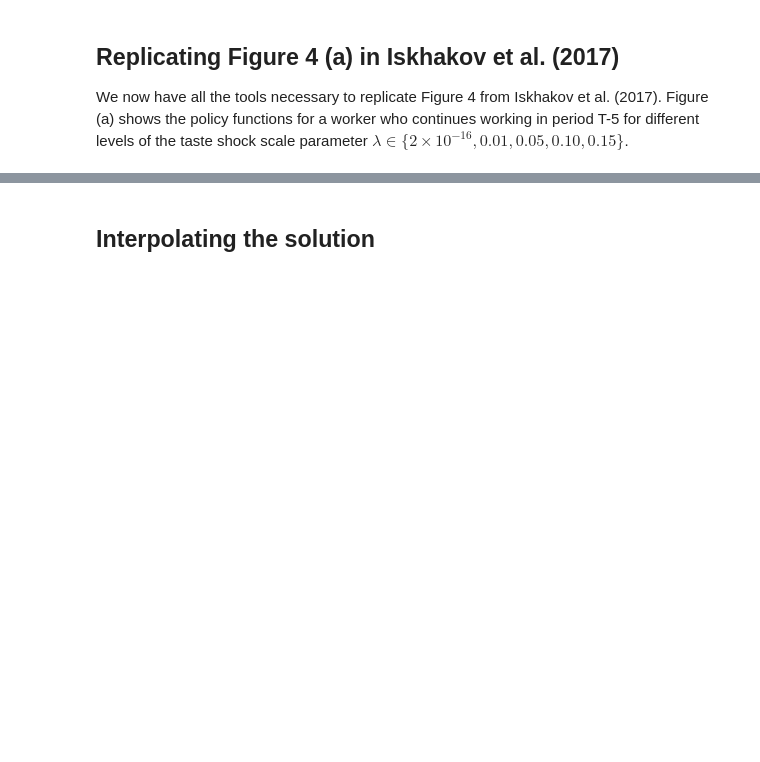
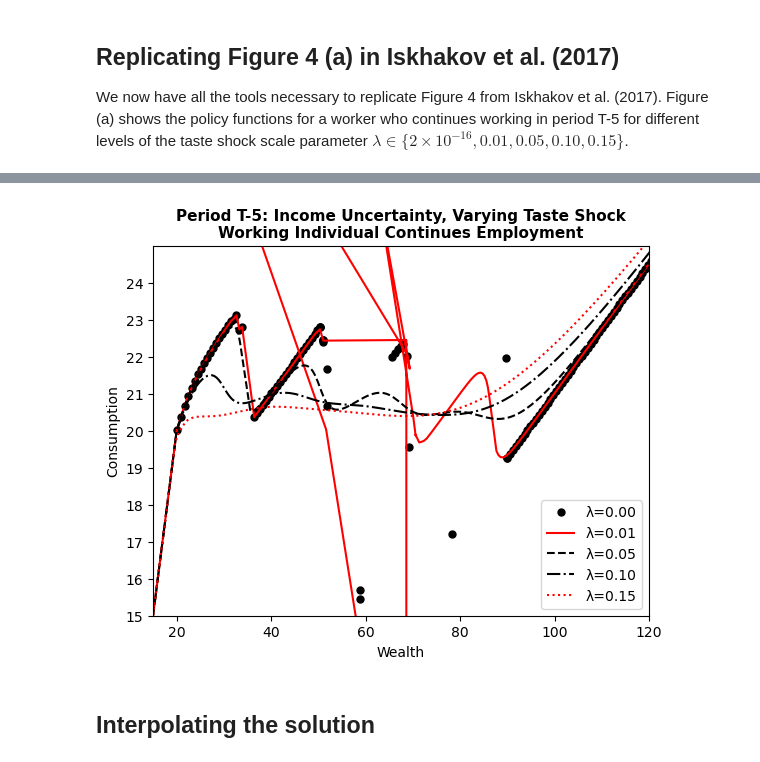
Before and after one commit to OpenSourceEconomics/dcegm, a Jupyter notebook: docs/source/background/interface_plots.ipynb, the cells around one changed output, grey strips where cells are left out. Cells and saved outputs as stored; diff of their text form; code cells hidden in the pictures; blank space fills up the shorter version.

```diff
--- a/docs/source/background/interface_plots.ipynb
+++ b/docs/source/background/interface_plots.ipynb
@@ -326,0 +264,81 @@ plt.show()
+# %%
+# set the style analogous to the Figure 4 in the paper
+line_styles = [
+    {
+        "color": "black",
+        "marker": "o",
+        "linestyle": "None",
+        "markersize": 5,
+    },  # Black dots
+    {"color": "red", "linestyle": "-"},  # Red solid line
+    {"color": "black", "linestyle": "--"},  # Black dashed line
+    {"color": "black", "linestyle": "-."},  # Black dash-dot line
+    {"color": "red", "linestyle": ":"},  # Red dotted line
+]
+
+# set the income uncertainty parameters analogous to the Figure 4 (b) in the paper
+params["income_shock_std"] = np.sqrt(0.005)
+params["income_shock_mean"] = -0.005 / 2
+
+
+# Define state and choice for the plot
+state_dict = {
+    "period": 37,  # Perioid T-5
+    "lagged_choice": 0,  # working in the previous period
+}
+choice = 0  # continuing to work
+
+
+# before solving the model, we need to build oonce more with a adjusted number of quadrature points since we have income uncertainty that we need to integrate over.
+model_config["n_quad_points"] = 5  # number of quadrature points for the income shock
+model = dcegm.setup_model(
+    model_config=model_config,
+    model_specs=model_specs,
+    state_space_functions=model_funcs["state_space_functions"],
+    utility_functions=model_funcs["utility_functions"],
+    utility_functions_final_period=model_funcs["utility_functions_final_period"],
+    budget_constraint=model_funcs["budget_constraint"],
+)
+
+# solve the model for different taste shock scales with income uncertainty and plot the consumption policy function
+for k, taste_shock_scale in enumerate([2e-16, 0.01, 0.05, 0.10, 0.15]):
+    params["taste_shock_scale"] = taste_shock_scale
+    state_choice_dict = {
+        "period": 37,
+        "lagged_choice": 0,
+    }
+    model_solved = model.solve(params)
+    assets_bop, value, policy = model_solved.get_solution_for_state_choice(
+        state_choice_dict, choice
+    )
+    print(assets_bop.shape, value.shape, policy.shape)
+    # we can look at a table of the values e.g. using pandas
+    df = pd.DataFrame(
+        {
+            "Wealth": assets_bop,
+            "Consumption": policy,
+            "Value": value,
+        }
+    )
+    print(df[40:100])  # display the first 10 rows of the dataframe
+
+    plt.plot(
+        assets_bop,
+        policy,
+        label=f"λ={taste_shock_scale:.2f}",
+        **line_styles[k],
+    )
+
+plt.xlim([15, 120])
+plt.ylim([15, 25])
+plt.yticks(np.arange(15, 25, 1))
+plt.ylabel("Consumption")
+plt.title(
+    "Period T-5: Income Uncertainty, Varying Taste Shock\nWorking Individual Continues Employment",
+    fontsize=11,
+    fontweight="bold",
+)
+plt.xlabel("Wealth")
+plt.legend()
+plt.show()
+# %% [output]
@@ -327,3 +362,4 @@ plt.show()
+[figure, added]
 # %% [markdown]
 ## Interpolating the solution
 # %%
```
Also changed, not shown: parts of 17 cells of this notebook, 2 other files.
